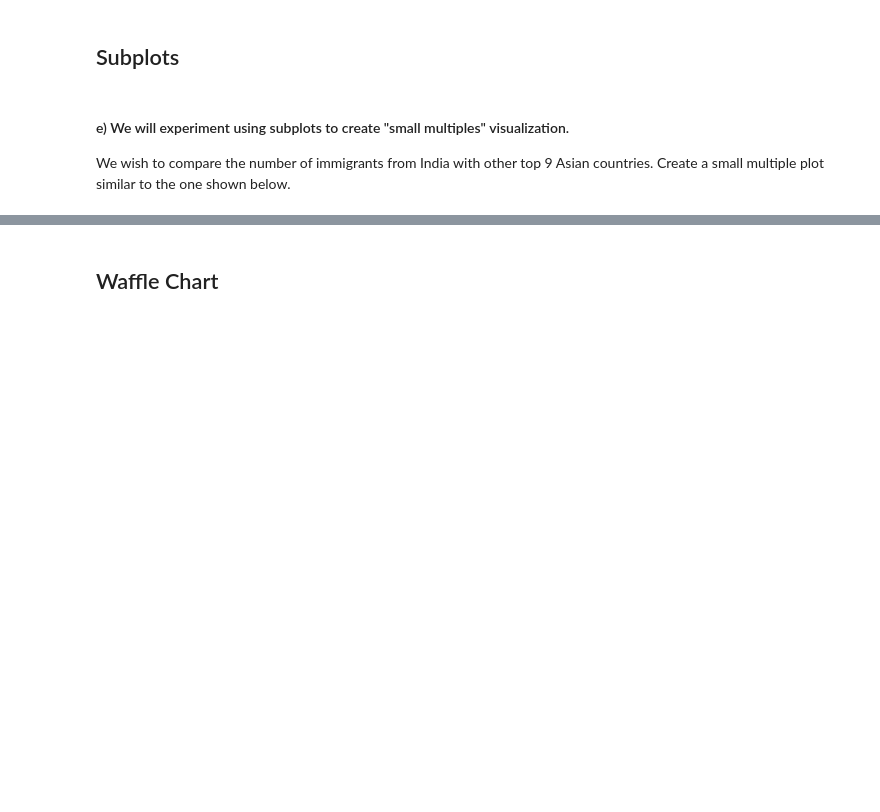
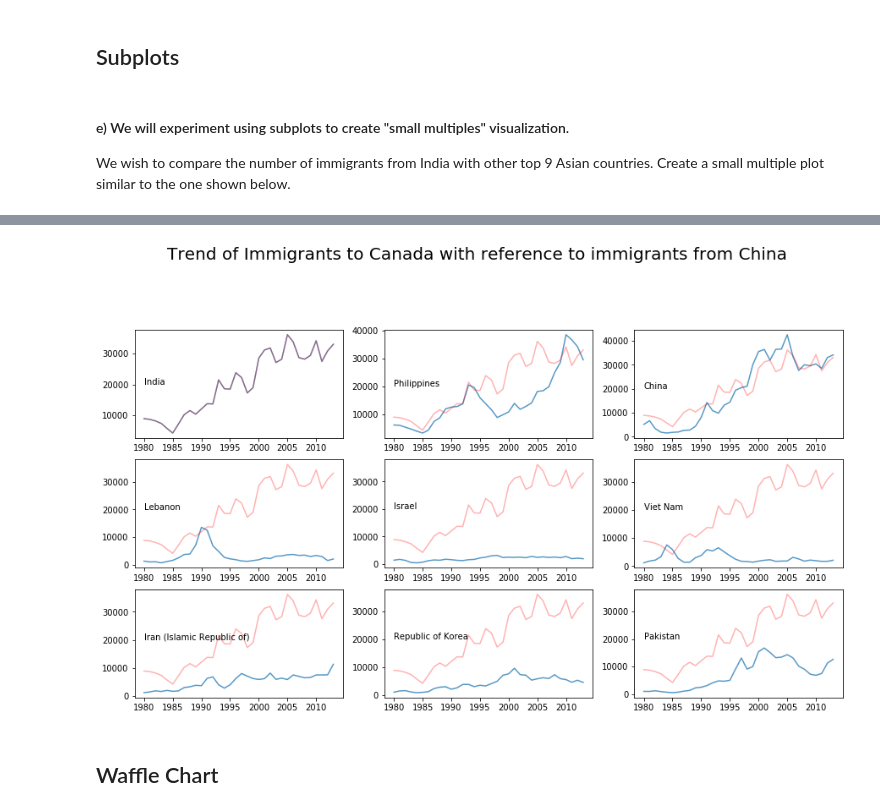
Before and after one commit to BluSteve/CS4132, a Jupyter notebook: Lab9CaoYueran.ipynb, the cells around one changed output, grey strips where cells are left out. Cells and saved outputs as stored; diff of their text form; code cells hidden in the pictures; blank space fills up the shorter version.

```diff
--- a/Lab9CaoYueran.ipynb
+++ b/Lab9CaoYueran.ipynb
@@ -163,3 +169,21 @@ We wish to compare the number of immigrants from India with other top 9 Asian co
+# %%
+#your solution
+df_e = df_can[df_can.Continent=='Asia']. \
+    sort_values(by=1980,ascending=False).iloc[:10,3:-1]
+countries=df_e.index
+i=0
+fig, axs = plt.subplots(3,3,figsize=(15,8))
+for ax, country in zip(axs.ravel(), countries):
+#     print(df_e.T.iloc[:,i])
+    df_e.T.iloc[:,i].plot(kind='line', legend=None, ax=ax,alpha=0.75)
+    ax.text(1980,20000,str(country))
+    df_e.T.iloc[:,0].plot(kind='line', legend=None, ax=ax, alpha=0.3, color='red')
+    i += 1
+fig.suptitle('Trend of Immigrants to Canada with reference to' +
+            ' immigrants from China',fontsize=20, y=1.05)
+plt.show()
+# %% [output]
+[figure, added]
 # %% [markdown]
 ## Waffle Chart
 # %% [markdown]
```
Also changed, not shown: parts of 18 cells of this notebook.
